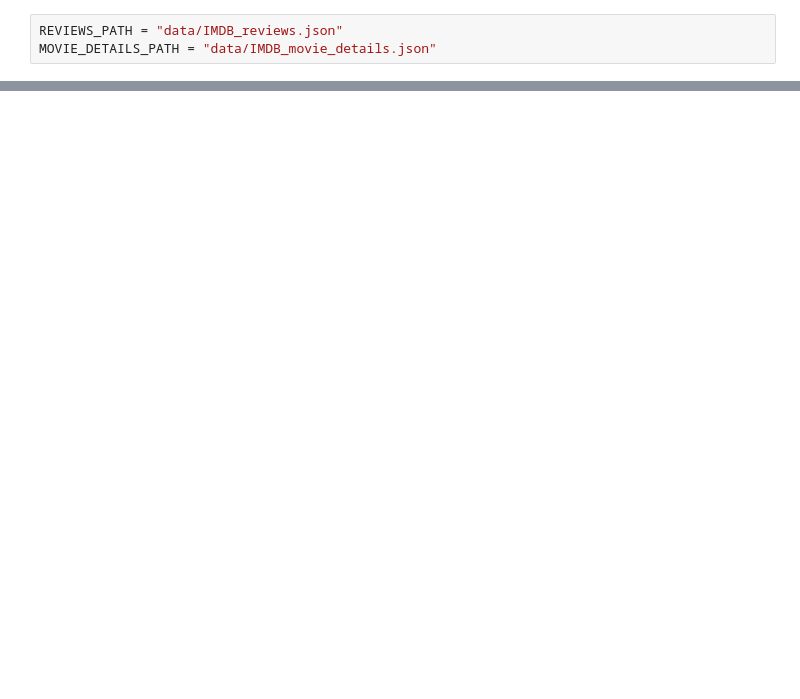
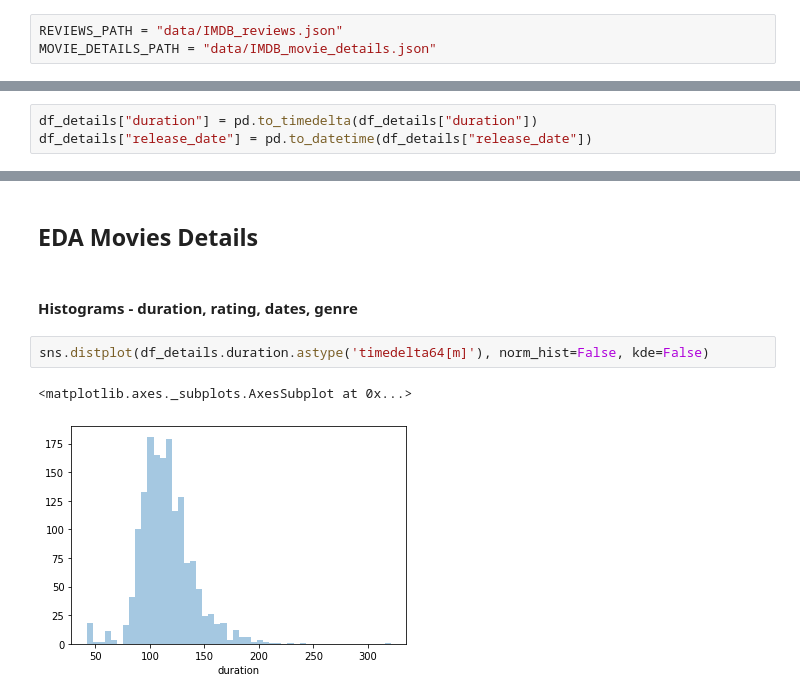
Before and after one commit to SharonPeled/spoiler_detection, a Jupyter notebook: EDA.ipynb, the cells around one changed output, grey strips where cells are left out. Drawn from its saved outputs; the diff is of its cells as text; blank space fills up the shorter version.

```diff
--- a/EDA.ipynb
+++ b/EDA.ipynb
@@ -39,0 +13,3 @@ display(df_details)
+# %%
+df_details["duration"] = pd.to_timedelta(df_details["duration"])
+df_details["release_date"] = pd.to_datetime(df_details["release_date"])
@@ -39,0 +50,9 @@ display(df_details)
+# %% [markdown]
+## EDA Movies Details
+# %% [markdown]
+#### Histograms - duration, rating, dates, genre
+# %%
+sns.distplot(df_details.duration.astype('timedelta64[m]'), norm_hist=False, kde=False)
+# %% [output]
+<matplotlib.axes._subplots.AxesSubplot at 0x...>
+[figure, added]
```
Also changed, not shown: parts of 9 cells of this notebook, 2 other files.
